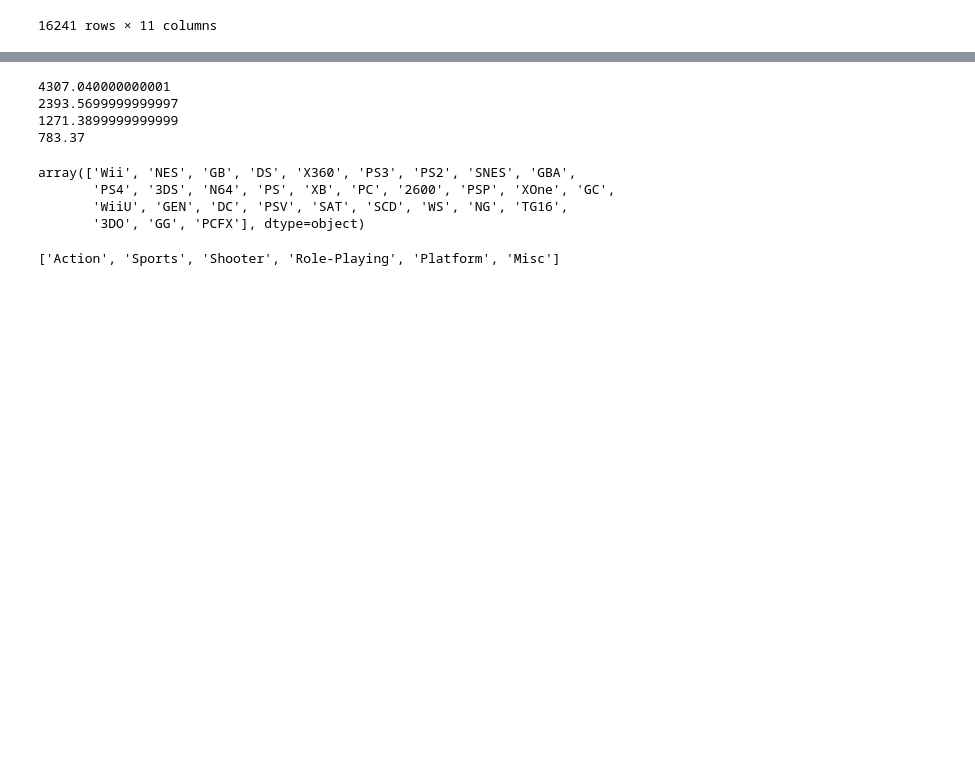
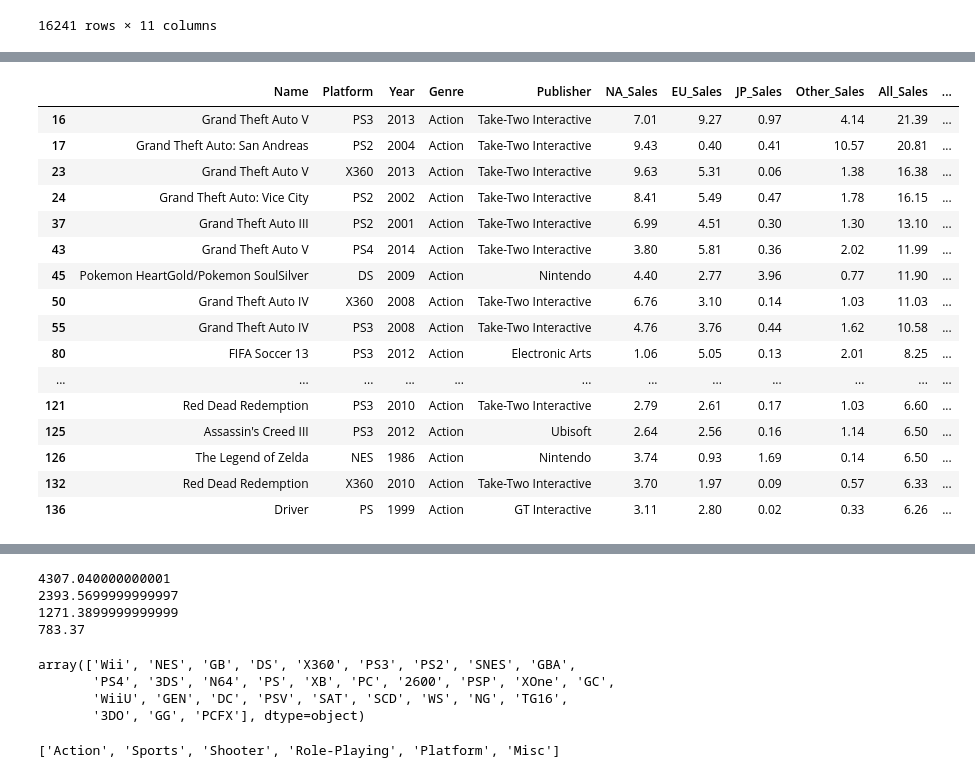
Before and after one commit to sangwook4kim/PROJ_1_VIDEOGAMES, a Jupyter notebook: ai07-sc1-proj1.ipynb, the cells around one changed output, grey strips where cells are left out. Saved outputs shown, nothing was run; the diff lists cells and outputs as text; code cells hidden in the pictures; blank space fills up the shorter version.

```diff
--- a/ai07-sc1-proj1.ipynb
+++ b/ai07-sc1-proj1.ipynb
@@ -504,0 +521,20 @@ df2
+# %%
+df2[df2['Genre']=='Action'].head(20)
+# %% [output]
+|  | Name | Platform | Year | Genre | Publisher | NA_Sales | EU_Sales | JP_Sales | Other_Sales | All_Sales | ... |
+| 16 | Grand Theft Auto V | PS3 | 2013 | Action | Take-Two Interactive | 7.01 | 9.27 | 0.97 | 4.14 | 21.39 | ... |
+| 17 | Grand Theft Auto: San Andreas | PS2 | 2004 | Action | Take-Two Interactive | 9.43 | 0.40 | 0.41 | 10.57 | 20.81 | ... |
+| 23 | Grand Theft Auto V | X360 | 2013 | Action | Take-Two Interactive | 9.63 | 5.31 | 0.06 | 1.38 | 16.38 | ... |
+| 24 | Grand Theft Auto: Vice City | PS2 | 2002 | Action | Take-Two Interactive | 8.41 | 5.49 | 0.47 | 1.78 | 16.15 | ... |
+| 37 | Grand Theft Auto III | PS2 | 2001 | Action | Take-Two Interactive | 6.99 | 4.51 | 0.30 | 1.30 | 13.10 | ... |
+| 43 | Grand Theft Auto V | PS4 | 2014 | Action | Take-Two Interactive | 3.80 | 5.81 | 0.36 | 2.02 | 11.99 | ... |
+| 45 | Pokemon HeartGold/Pokemon SoulSilver | DS | 2009 | Action | Nintendo | 4.40 | 2.77 | 3.96 | 0.77 | 11.90 | ... |
+| 50 | Grand Theft Auto IV | X360 | 2008 | Action | Take-Two Interactive | 6.76 | 3.10 | 0.14 | 1.03 | 11.03 | ... |
+| 55 | Grand Theft Auto IV | PS3 | 2008 | Action | Take-Two Interactive | 4.76 | 3.76 | 0.44 | 1.62 | 10.58 | ... |
+| 80 | FIFA Soccer 13 | PS3 | 2012 | Action | Electronic Arts | 1.06 | 5.05 | 0.13 | 2.01 | 8.25 | ... |
+| ... | ... | ... | ... | ... | ... | ... | ... | ... | ... | ... | ... |
+| 121 | Red Dead Redemption | PS3 | 2010 | Action | Take-Two Interactive | 2.79 | 2.61 | 0.17 | 1.03 | 6.60 | ... |
+| 125 | Assassin's Creed III | PS3 | 2012 | Action | Ubisoft | 2.64 | 2.56 | 0.16 | 1.14 | 6.50 | ... |
+| 126 | The Legend of Zelda | NES | 1986 | Action | Nintendo | 3.74 | 0.93 | 1.69 | 0.14 | 6.50 | ... |
+| 132 | Red Dead Redemption | X360 | 2010 | Action | Take-Two Interactive | 3.70 | 1.97 | 0.09 | 0.57 | 6.33 | ... |
+| 136 | Driver | PS | 1999 | Action | GT Interactive | 3.11 | 2.80 | 0.02 | 0.33 | 6.26 | ... |
```
Also changed, not shown: parts of 6 cells of this notebook.
